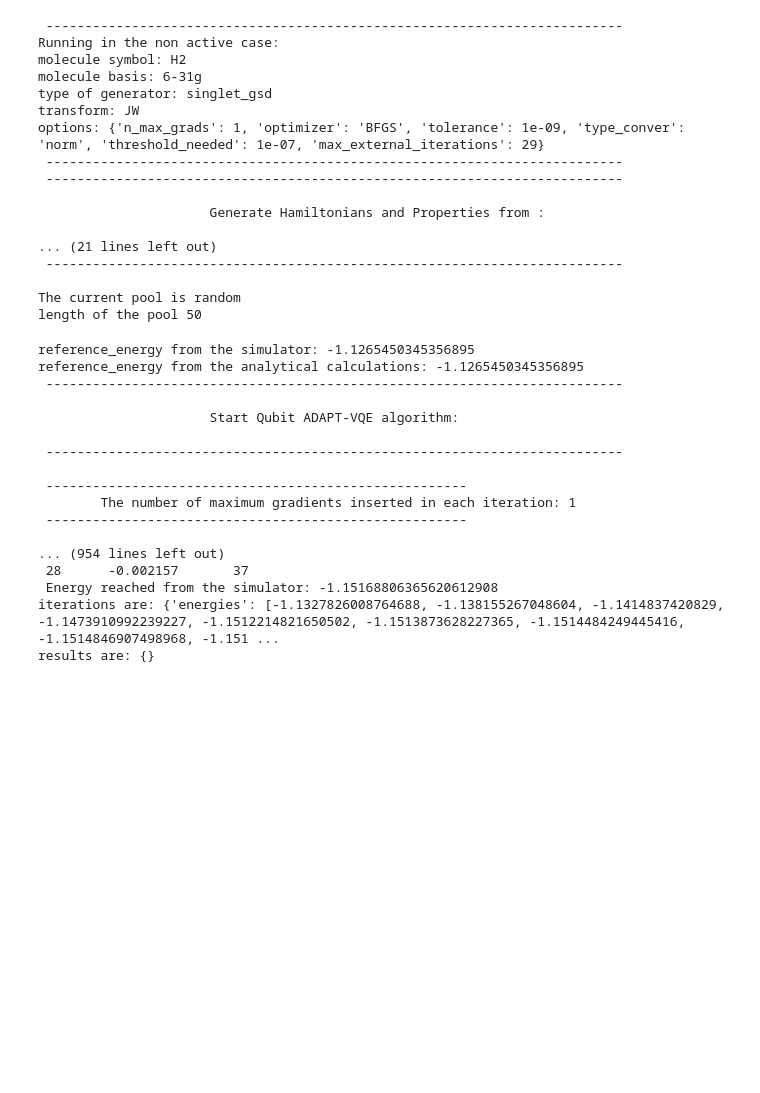
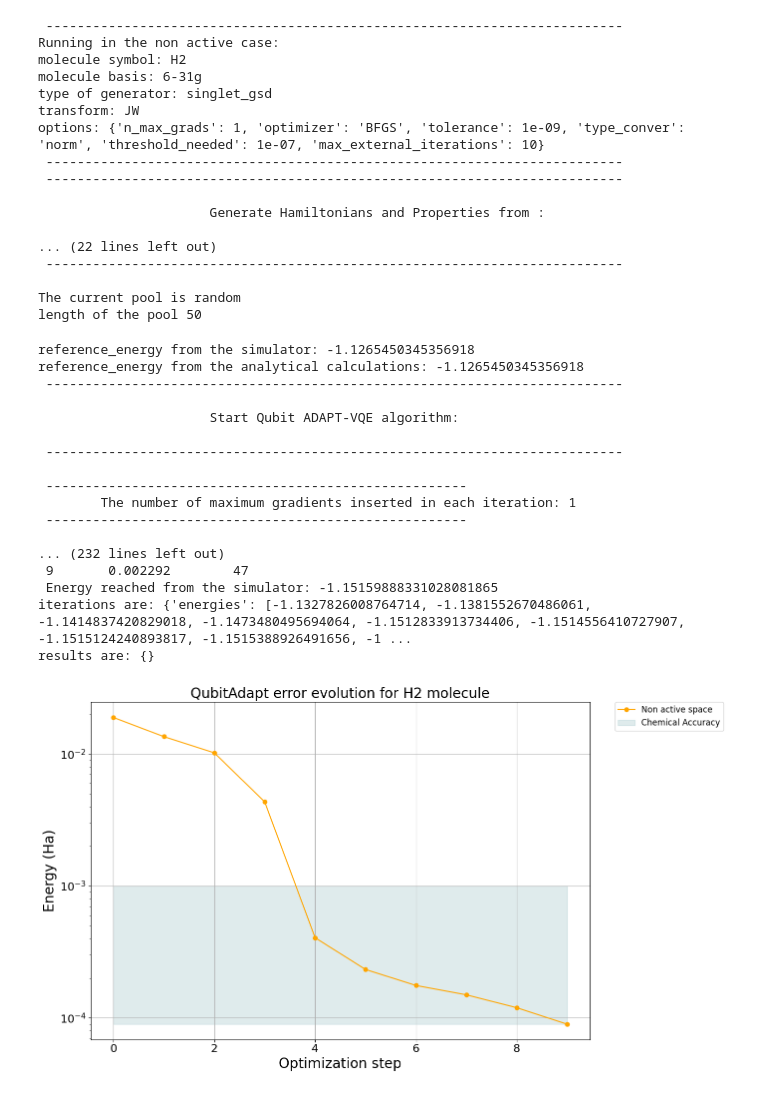
Before and after one commit to OpenVQE/OpenVQE, a Jupyter notebook: notebooks/demo_qubit_adapt.ipynb, the cells around one changed output. Drawn from its saved outputs; the diff is of its cells as text; code cells hidden in the pictures; blank space fills up the shorter version.

```diff
--- a/notebooks/demo_qubit_adapt.ipynb
+++ b/notebooks/demo_qubit_adapt.ipynb
@@ -12,10 +62,11 @@ opts = {
         'tolerance': 10**(-9),
         'type_conver': 'norm',
         'threshold_needed': 1e-7,
-        'max_external_iterations': 29
+        'max_external_iterations': 10
     }
 # %%
-VQE('qubit_adapt', molecule_symbol, type_of_generator, transform, active, opts).execute()
+vqe = VQE('qubit_adapt', molecule_symbol, type_of_generator, transform, active, opts)
+vqe.execute()
 # %% [output]
  --------------------------------------------------------------------------
 Running in the non active case:
@@ -23,19 +74,19 @@ molecule symbol: H2
 molecule basis: 6-31g
 type of generator: singlet_gsd
 transform: JW
-options: {'n_max_grads': 1, 'optimizer': 'BFGS', 'tolerance': 1e-09, 'type_conver': 'norm', 'threshold_needed': 1e-07, 'max_external_iterations': 29}
+options: {'n_max_grads': 1, 'optimizer': 'BFGS', 'tolerance': 1e-09, 'type_conver': 'norm', 'threshold_needed': 1e-07, 'max_external_iterations': 10}
  --------------------------------------------------------------------------
  --------------------------------------------------------------------------
 
                       Generate Hamiltonians and Properties from :
 
-... (21 lines left out)
+... (22 lines left out)
  --------------------------------------------------------------------------
 
 The current pool is random
 length of the pool 50
-reference_energy from the simulator: -1.1265450345356895
-reference_energy from the analytical calculations: -1.1265450345356895
+reference_energy from the simulator: -1.1265450345356918
+reference_energy from the analytical calculations: -1.1265450345356918
  --------------------------------------------------------------------------
 
                       Start Qubit ADAPT-VQE algorithm:
@@ -46,8 +97,43 @@ reference_energy from the analytical calculations: -1.1265450345356895
         The number of maximum gradients inserted in each iteration: 1
  ------------------------------------------------------
 
-... (954 lines left out)
- 28      -0.002157       37
- Energy reached from the simulator: -1.15168806365620612908
-iterations are: {'energies': [-1.1327826008764688, -1.138155267048604, -1.1414837420829, -1.1473910992239227, -1.1512214821650502, -1.1513873628227365, -1.1514484249445416, -1.1514846907498968, -1.151 ...
+... (232 lines left out)
+ 9       0.002292        47
+ Energy reached from the simulator: -1.15159888331028081865
+iterations are: {'energies': [-1.1327826008764714, -1.1381552670486061, -1.1414837420829018, -1.1473480495694064, -1.1512833913734406, -1.1514556410727907, -1.1515124240893817, -1.1515388926491656, -1 ...
 results are: {}
+# %%
+energies = vqe.iterations['energies']
+err = np.maximum(energies - vqe.info['FCI'], 1e-16)
+# Plot results with custom styles
+plt.figure(figsize=(14, 8))  # Larger plot size
+plt.plot(
+    err,
+    "-o",  # Line style with circle markers
+    color="orange",  # Use custom color
+    label=f"Non active space"
+)
+plt.fill_between(
+    np.arange(0, len(energies)),
+    min(err),
+    1e-3,
+    color="cadetblue",
+    alpha=0.2,
+    interpolate=True,
+    label="Chemical Accuracy"
+)
+plt.yscale('log')
+plt.xlabel("Optimization step", fontsize=20)
+plt.ylabel("Energy (Ha)", fontsize=20)
+plt.xticks(fontsize=16)  # Set font size for x-axis tick labels
+plt.yticks(fontsize=16)
+
+# Move the legend box outside the plot
+plt.legend(bbox_to_anchor=(1.05, 1), loc='upper left', borderaxespad=0., fontsize=12)
+plt.grid()
+plt.title(f"{type(vqe.algorithm).__name__} error evolution for {vqe.molecule_symbol} molecule", fontsize=20)
+plt.tight_layout()  # Adjust layout to prevent clipping
+
+plt.show()
+# %% [output]
+[figure, added]
```
Also changed, not shown: parts of 2 cells of this notebook, 7 other files.
